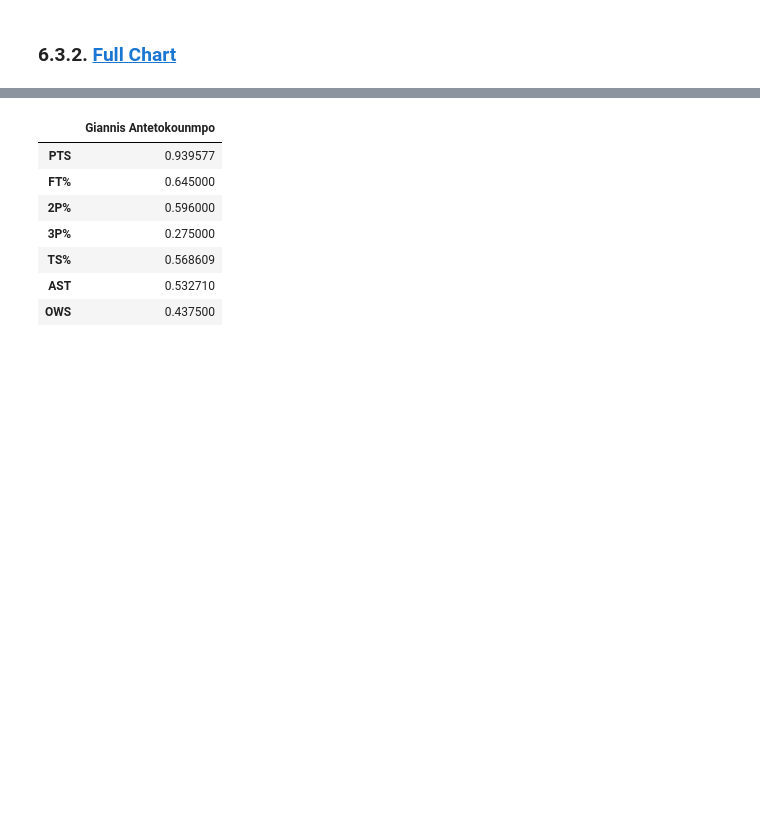
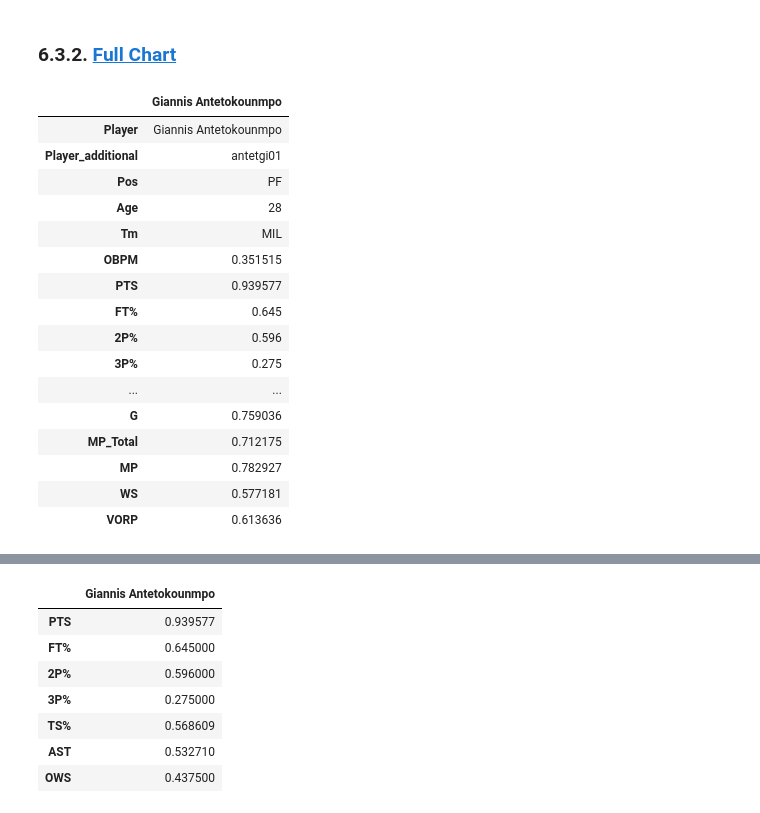
Before and after one commit to brunopiato/NBA_2022-2023, a Jupyter notebook: notebooks/NBA_Season22_23.ipynb, the cells around one changed output, grey strips where cells are left out. Cells and saved outputs as stored; diff of their text form; code cells hidden in the pictures; blank space fills up the shorter version.

```diff
--- a/notebooks/NBA_Season22_23.ipynb
+++ b/notebooks/NBA_Season22_23.ipynb
@@ -701,0 +692,22 @@ aux
+# %%
+aux = df06[df06['Player'] == player].T
+aux.columns = [player]
+aux
+# %% [output]
+|  | Giannis Antetokounmpo |
+| Player | Giannis Antetokounmpo |
+| Player_additional | antetgi01 |
+| Pos | PF |
+| Age | 28 |
+| Tm | MIL |
+| OBPM | 0.351515 |
+| PTS | 0.939577 |
+| FT% | 0.645 |
+| 2P% | 0.596 |
+| 3P% | 0.275 |
+| ... | ... |
+| G | 0.759036 |
+| MP_Total | 0.712175 |
+| MP | 0.782927 |
+| WS | 0.577181 |
+| VORP | 0.613636 |
```
Also changed, not shown: parts of 24 cells of this notebook, 7 other files.
